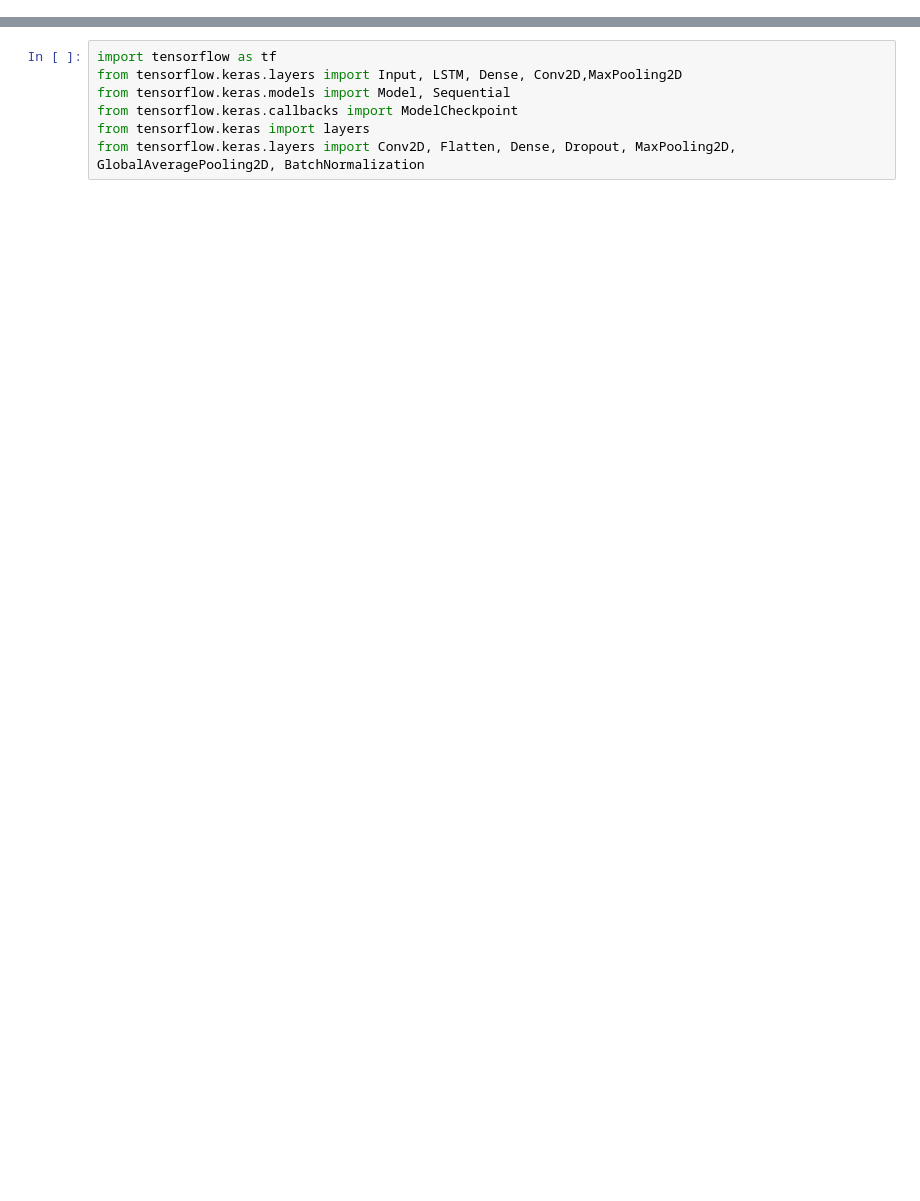
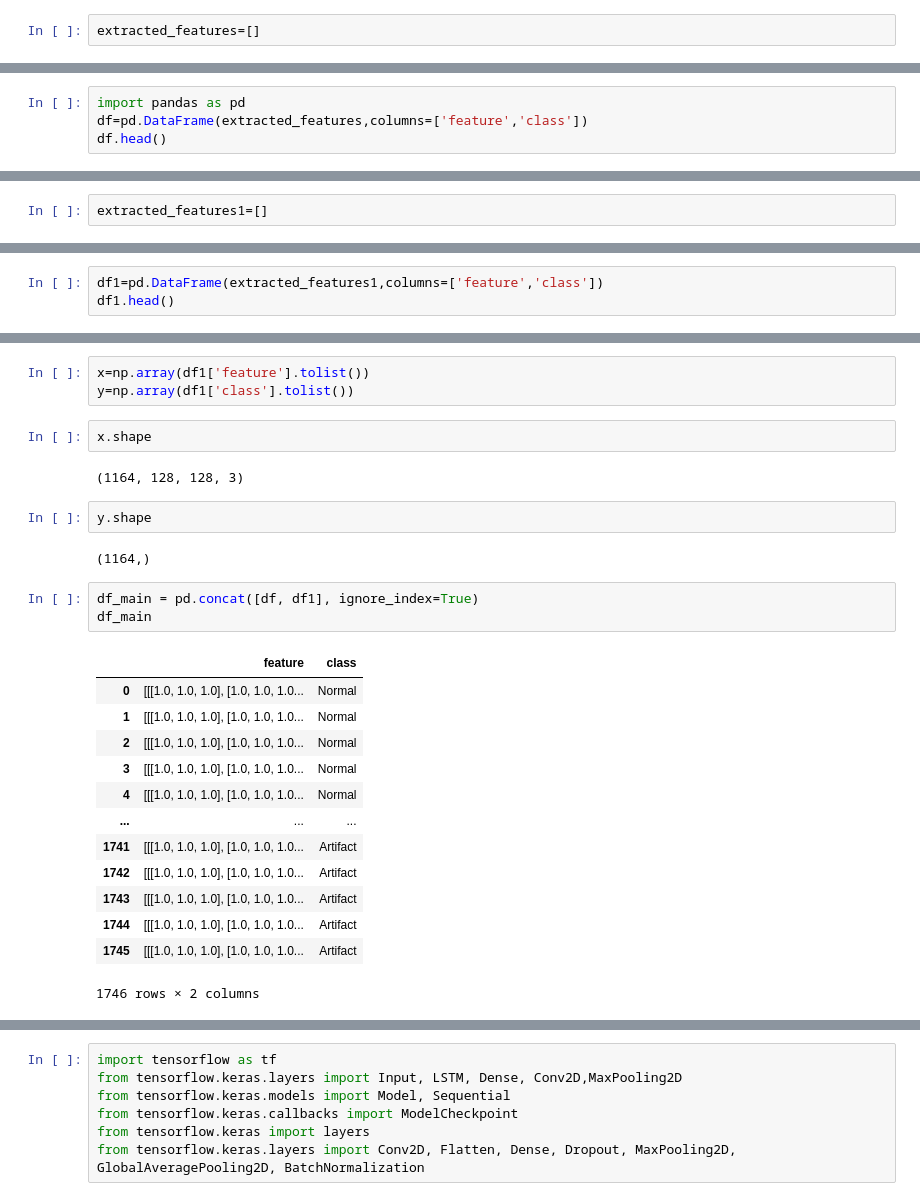
Before and after one commit to RashiquaMunshi/Sound-Of-AI, a Jupyter notebook: Notebooks/HeartSoundClassifier/MobileNetv2.ipynb, the cells around one changed output, grey strips where cells are left out. Cells and saved outputs as stored; diff of their text form; blank space fills up the shorter version.

```diff
--- a/Notebooks/HeartSoundClassifier/heart_mobilenet_spect_valid.ipynb
+++ b/Notebooks/HeartSoundClassifier/MobileNetv2.ipynb
@@ -221,0 +8,2 @@ X_test.shape
+# %%
+extracted_features=[]
@@ -221,0 +85,4 @@ X_test.shape
+# %%
+import pandas as pd
+df=pd.DataFrame(extracted_features,columns=['feature','class'])
+df.head()
@@ -221,0 +107,2 @@ X_test.shape
+# %%
+extracted_features1=[]
@@ -221,0 +181,3 @@ X_test.shape
+# %%
+df1=pd.DataFrame(extracted_features1,columns=['feature','class'])
+df1.head()
@@ -221,0 +191,28 @@ X_test.shape
+# %%
+x=np.array(df1['feature'].tolist())
+y=np.array(df1['class'].tolist())
+# %%
+x.shape
+# %% [output]
+(1164, 128, 128, 3)
+# %%
+y.shape
+# %% [output]
+(1164,)
+# %%
+df_main = pd.concat([df, df1], ignore_index=True)
+df_main
+# %% [output]
+|  | feature | class |
+| 0 | [[[1.0, 1.0, 1.0], [1.0, 1.0, 1.0... | Normal |
+| 1 | [[[1.0, 1.0, 1.0], [1.0, 1.0, 1.0... | Normal |
+| 2 | [[[1.0, 1.0, 1.0], [1.0, 1.0, 1.0... | Normal |
+| 3 | [[[1.0, 1.0, 1.0], [1.0, 1.0, 1.0... | Normal |
+| 4 | [[[1.0, 1.0, 1.0], [1.0, 1.0, 1.0... | Normal |
+| ... | ... | ... |
+| 1741 | [[[1.0, 1.0, 1.0], [1.0, 1.0, 1.0... | Artifact |
+| 1742 | [[[1.0, 1.0, 1.0], [1.0, 1.0, 1.0... | Artifact |
+| 1743 | [[[1.0, 1.0, 1.0], [1.0, 1.0, 1.0... | Artifact |
+| 1744 | [[[1.0, 1.0, 1.0], [1.0, 1.0, 1.0... | Artifact |
+| 1745 | [[[1.0, 1.0, 1.0], [1.0, 1.0, 1.0... | Artifact |
+1746 rows × 2 columns
```
Also changed, not shown: parts of 76 cells of this notebook, 3 other files.
